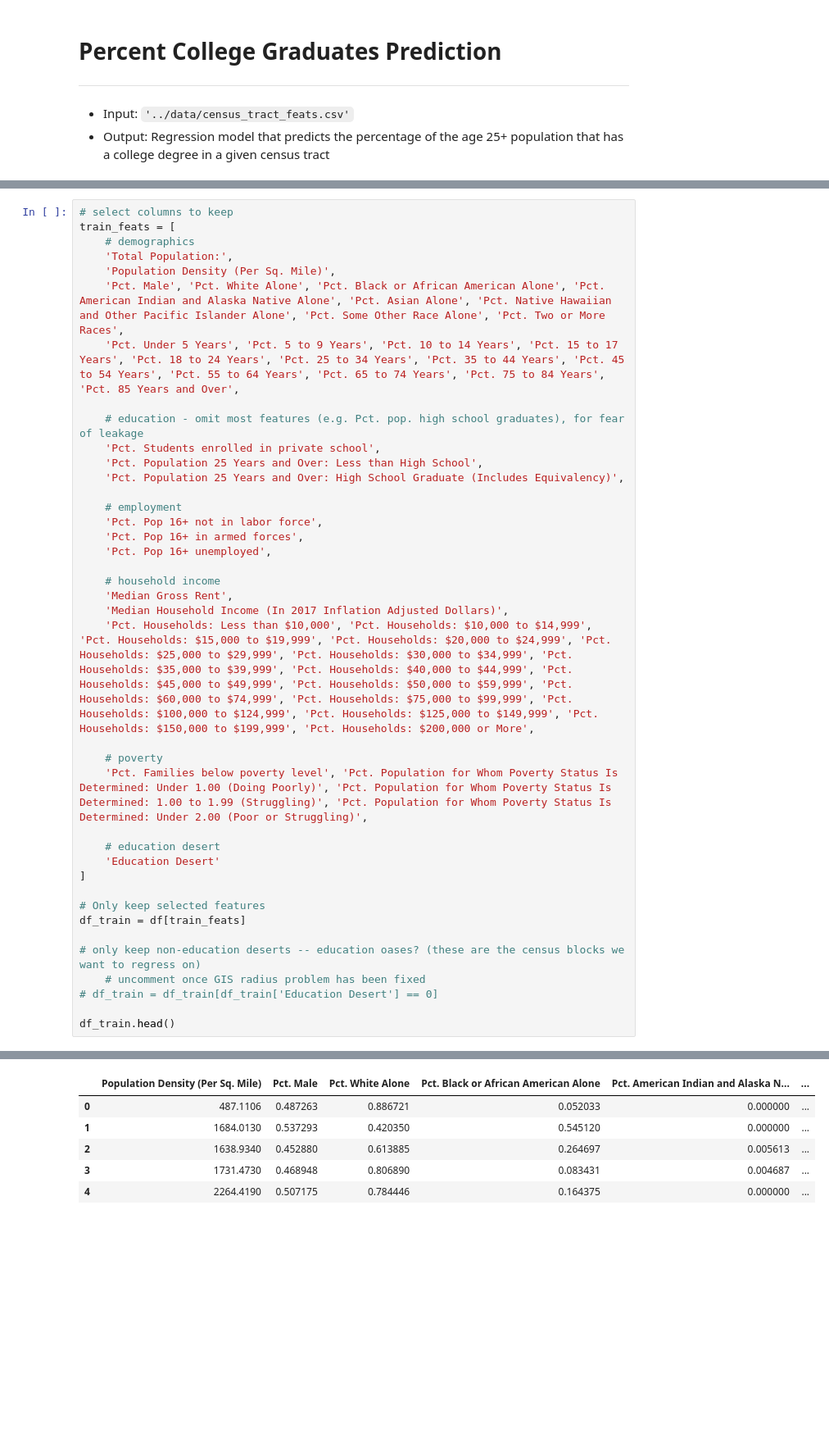
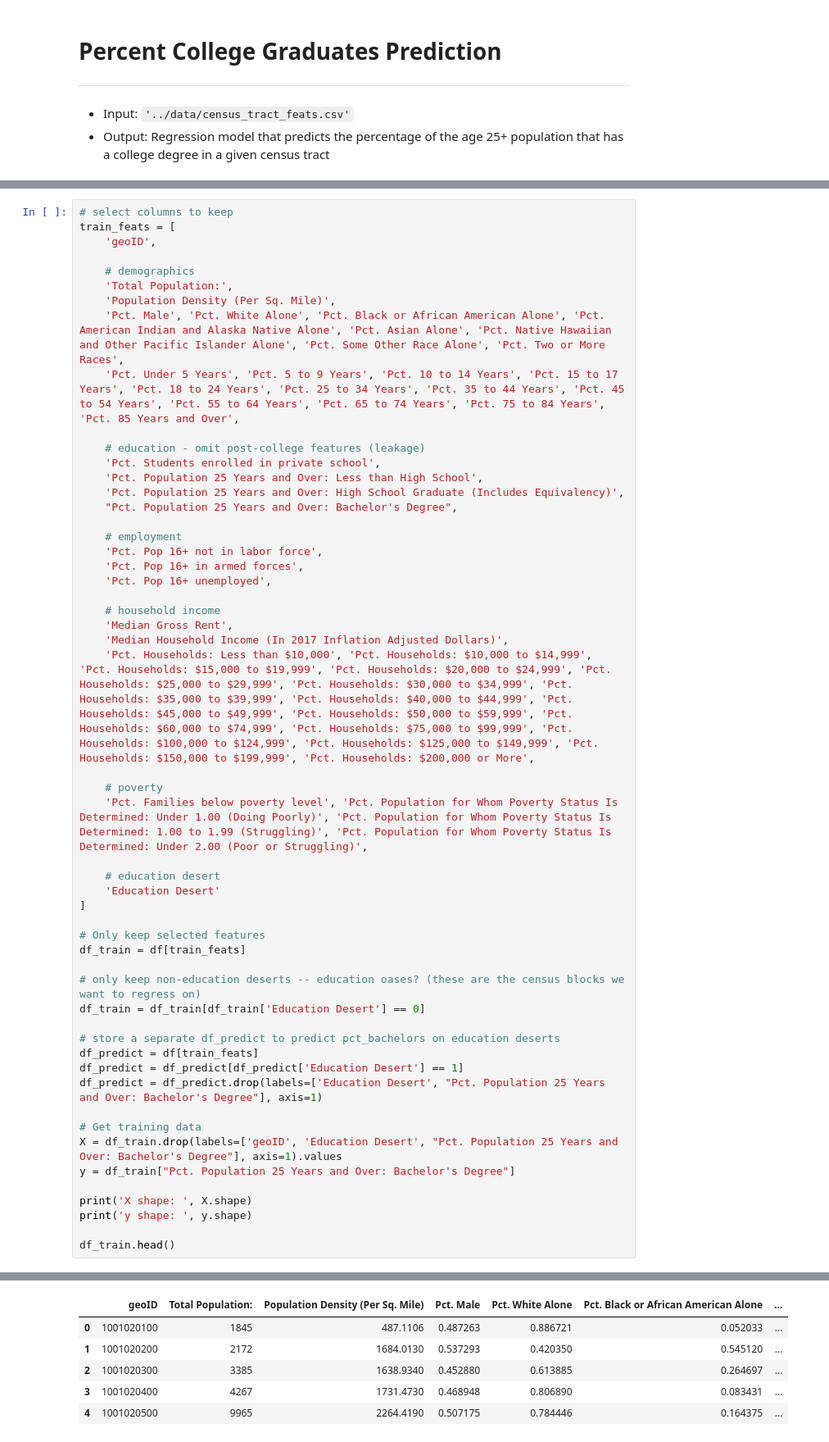
Before and after one commit to lucashu1/education-deserts, a Jupyter notebook: college-grads-regression.ipynb, the cells around one changed output, grey strips where cells are left out. Shown at 82% size. Saved outputs shown, nothing was run; the diff lists cells and outputs as text; blank space fills up the shorter version.

```diff
--- a/college-grads-regression.ipynb
+++ b/college-grads-regression.ipynb
@@ -31,16 +27,19 @@ Index(['geoID', 'Total Population:', 'Population Density (Per Sq. Mile)',
 # %%
 # select columns to keep
 train_feats = [
+    'geoID',
+
     # demographics
     'Total Population:',
     'Population Density (Per Sq. Mile)',
     'Pct. Male', 'Pct. White Alone', 'Pct. Black or African American Alone', 'Pct. American Indian and Alaska Native Alone', 'Pct. Asian Alone', 'Pct. Native Hawaiian and Other Pacific Islander Alone', 'Pct. Some Other Race Alone', 'Pct. Two or More Races',
     'Pct. Under 5 Years', 'Pct. 5 to 9 Years', 'Pct. 10 to 14 Years', 'Pct. 15 to 17 Years', 'Pct. 18 to 24 Years', 'Pct. 25 to 34 Years', 'Pct. 35 to 44 Years', 'Pct. 45 to 54 Years', 'Pct. 55 to 64 Years', 'Pct. 65 to 74 Years', 'Pct. 75 to 84 Years', 'Pct. 85 Years and Over',
 
-    # education - omit most features (e.g. Pct. pop. high school graduates), for fear of leakage
+    # education - omit post-college features (leakage)
     'Pct. Students enrolled in private school',
     'Pct. Population 25 Years and Over: Less than High School',
     'Pct. Population 25 Years and Over: High School Graduate (Includes Equivalency)',
+    "Pct. Population 25 Years and Over: Bachelor's Degree",
 
     # employment
     'Pct. Pop 16+ not in labor force',
@@ -63,8 +62,19 @@ train_feats = [
 df_train = df[train_feats]
 
 # only keep non-education deserts -- education oases? (these are the census blocks we want to regress on)
-    # uncomment once GIS radius problem has been fixed
-# df_train = df_train[df_train['Education Desert'] == 0]
+df_train = df_train[df_train['Education Desert'] == 0]
+
+# store a separate df_predict to predict pct_bachelors on education deserts
+df_predict = df[train_feats]
+df_predict = df_predict[df_predict['Education Desert'] == 1]
+df_predict = df_predict.drop(labels=['Education Desert', "Pct. Population 25 Years and Over: Bachelor's Degree"], axis=1)
+
+# Get training data
+X = df_train.drop(labels=['geoID', 'Education Desert', "Pct. Population 25 Years and Over: Bachelor's Degree"], axis=1).values
+y = df_train["Pct. Population 25 Years and Over: Bachelor's Degree"]
+
+print('X shape: ', X.shape)
+print('y shape: ', y.shape)
 
 df_train.head()
 # %% [output]
@@ -71,6 +83,6 @@ df_train.head()
-|  | Population Density (Per Sq. Mile) | Pct. Male | Pct. White Alone | Pct. Black or African American Alone | Pct. American Indian and Alaska N... | ... |
-| 0 | 487.1106 | 0.487263 | 0.886721 | 0.052033 | 0.000000 | ... |
-| 1 | 1684.0130 | 0.537293 | 0.420350 | 0.545120 | 0.000000 | ... |
-| 2 | 1638.9340 | 0.452880 | 0.613885 | 0.264697 | 0.005613 | ... |
-| 3 | 1731.4730 | 0.468948 | 0.806890 | 0.083431 | 0.004687 | ... |
-| 4 | 2264.4190 | 0.507175 | 0.784446 | 0.164375 | 0.000000 | ... |
+|  | geoID | Total Population: | Population Density (Per Sq. Mile) | Pct. Male | Pct. White Alone | Pct. Black or African American Alone | ... |
+| 0 | 1001020100 | 1845 | 487.1106 | 0.487263 | 0.886721 | 0.052033 | ... |
+| 1 | 1001020200 | 2172 | 1684.0130 | 0.537293 | 0.420350 | 0.545120 | ... |
+| 2 | 1001020300 | 3385 | 1638.9340 | 0.452880 | 0.613885 | 0.264697 | ... |
+| 3 | 1001020400 | 4267 | 1731.4730 | 0.468948 | 0.806890 | 0.083431 | ... |
+| 4 | 1001020500 | 9965 | 2264.4190 | 0.507175 | 0.784446 | 0.164375 | ... |
```
Also changed, not shown: parts of 8 cells of this notebook.
